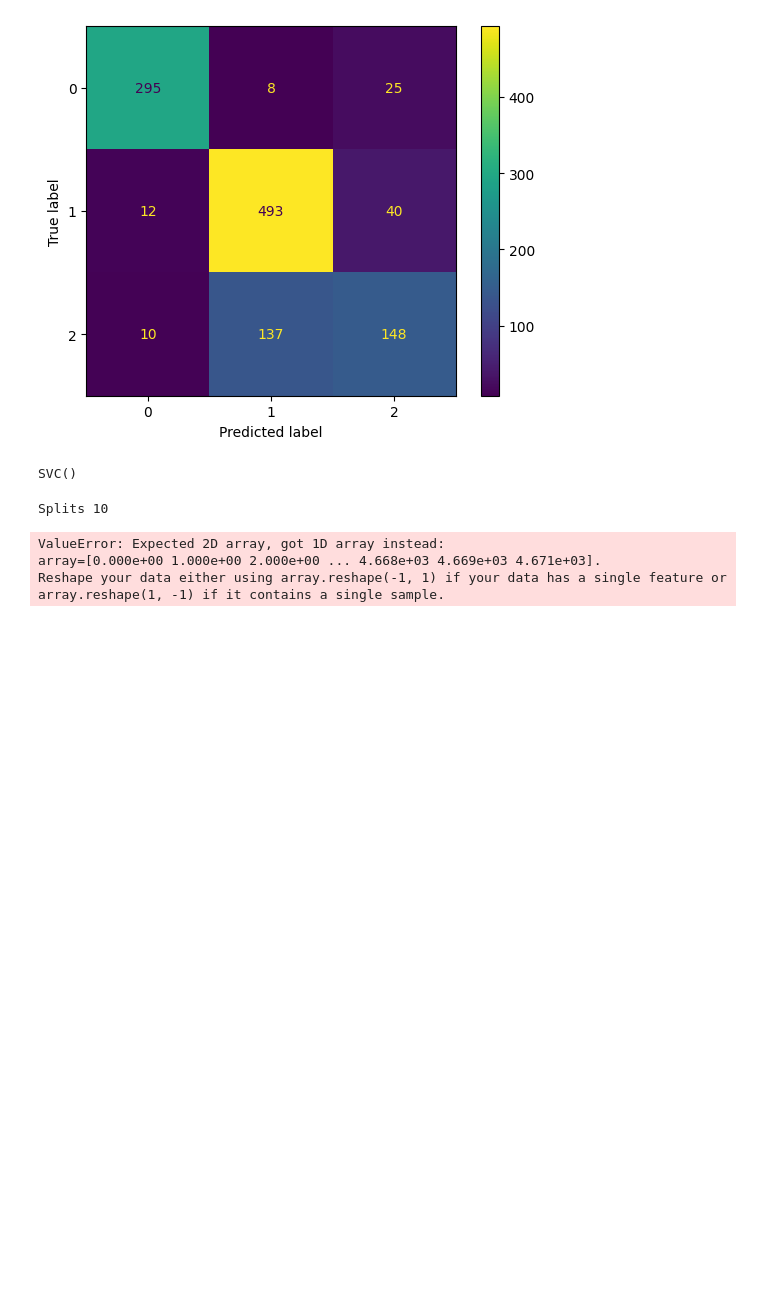
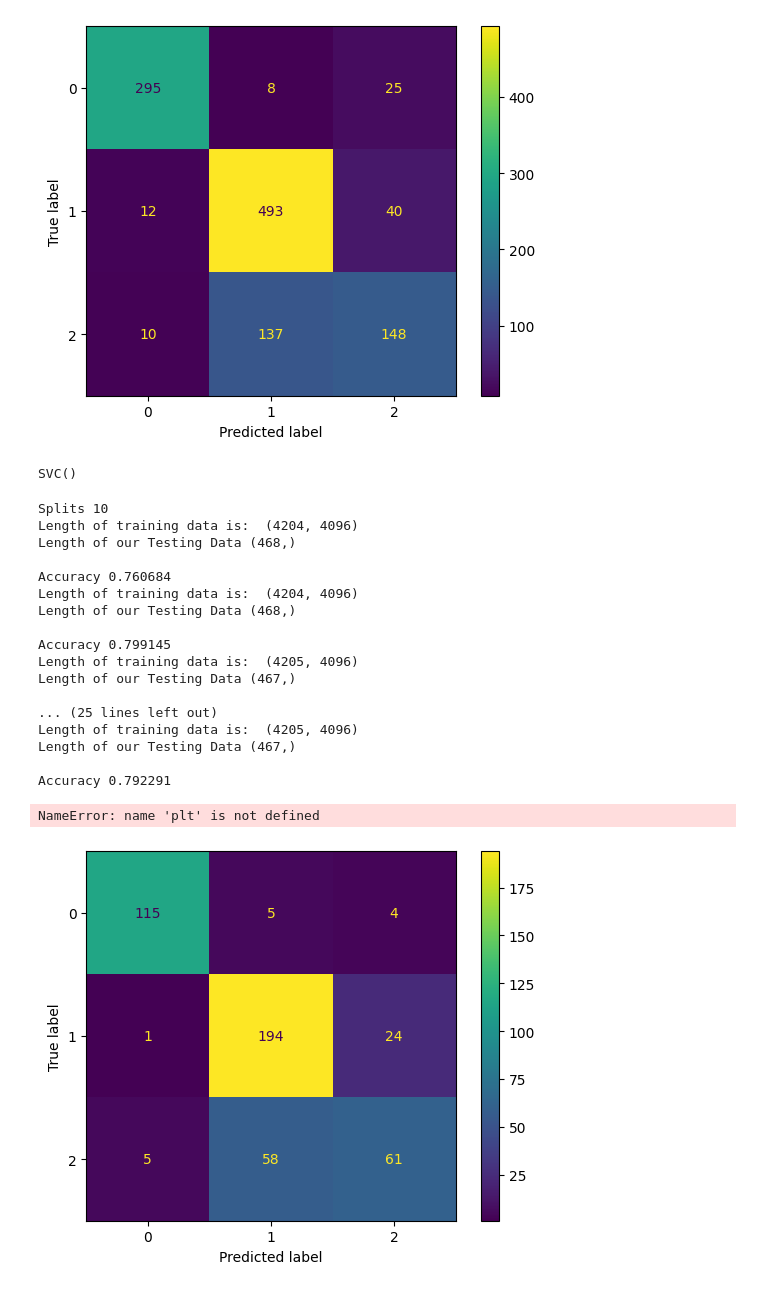
Before and after one commit to conor7276/chest-xray-research, a Jupyter notebook: models/TestModel.ipynb, the cells around one changed output. Cells and saved outputs as stored; diff of their text form; code cells hidden in the pictures; blank space fills up the shorter version.

Commit message:
created first kfold algorithm

```diff
--- a/models/TestModel.ipynb
+++ b/models/TestModel.ipynb
@@ -196,6 +196,8 @@ from sklearn.metrics import ConfusionMatrixDisplay, confusion_matrix
 
 from sklearn.model_selection import train_test_split
 from sklearn.model_selection import KFold
+# %%
+df = pd.read_csv("C:\\Users\\conor\\OneDrive\\Desktop\\school\\Data Science Minor Independent Study\\chest-xray-research\\datasets\\chest_xray_train.csv")
 # %%
 df.isnull().sum().sum()
 # %% [output]
@@ -298,15 +300,35 @@ def build_and_eval_model(model, X, y, random_state=23):
     plt.show()
     return model
 # %%
-def build_and_eval_kfold_model(model, X, y, random_state=23):
-    kf = KFold(n_splits = 10, shuffle=True)
+def build_and_eval_kfold_model(model, X, y,folds):
+    kf = KFold(n_splits = folds, shuffle=True)
     print("Splits " + str(kf.get_n_splits(X)))
+    acc_scores = []
+    models = []
     for train, test in kf.split(X):
         # print("%s %s" % (train,test))
-        model.fit(train, test)
+        X_train, X_test = X.iloc[train,:], X.iloc[test,:]
+        y_train, y_test = y[train], y[test]
+        print("Length of training data is: ", X_train.shape, '\nLength of our Testing Data', y_test.shape)
+
+        model.fit(X_train, y_train)
+        models.append(model)
+        y_pred = model.predict(X_test)
+
+        acc = accuracy_score(y_pred, y_test)
+        acc_scores.append(acc)
+
         #print(model.classes_)
-        accuracy = model.score(train,test)
-        print("\nAccuracy %f" % accuracy)
+        # accuracy = model.score(X_train,y_test)
+        print("\nAccuracy %f" % (acc))
+
+
+
+    cm = confusion_matrix(y_test, y_pred, labels = model.classes_)
+    disp = ConfusionMatrixDisplay(confusion_matrix = cm, display_labels = model.classes_)
+
+    disp.plot()
+    plt.show()
 # %%
 # We can use the above to try many models
 # %%
@@ -357,10 +379,26 @@ weighted avg       0.80      0.80      0.79      1168
 [figure]
 SVC()
 # %%
+from sklearn import svm
 svc = svm.SVC()
-build_and_eval_kfold_model(svc, X, y)
+build_and_eval_kfold_model(svc, X, y,folds=10)
 # %% [output]
 Splits 10
+Length of training data is:  (4204, 4096)
+Length of our Testing Data (468,)
+
+Accuracy 0.760684
+Length of training data is:  (4204, 4096)
+Length of our Testing Data (468,)
+
+Accuracy 0.799145
+Length of training data is:  (4205, 4096)
+Length of our Testing Data (467,)
+
+... (25 lines left out)
+Length of training data is:  (4205, 4096)
+Length of our Testing Data (467,)
+
+Accuracy 0.792291
-ValueError: Expected 2D array, got 1D array instead:
-array=[0.000e+00 1.000e+00 2.000e+00 ... 4.668e+03 4.669e+03 4.671e+03].
-Reshape your data either using array.reshape(-1, 1) if your data has a single feature or array.reshape(1, -1) if it contains a single sample.
+NameError: name 'plt' is not defined
+[figure, added]
```
Also changed, not shown: parts of 2 cells of this notebook, 3 other files.
